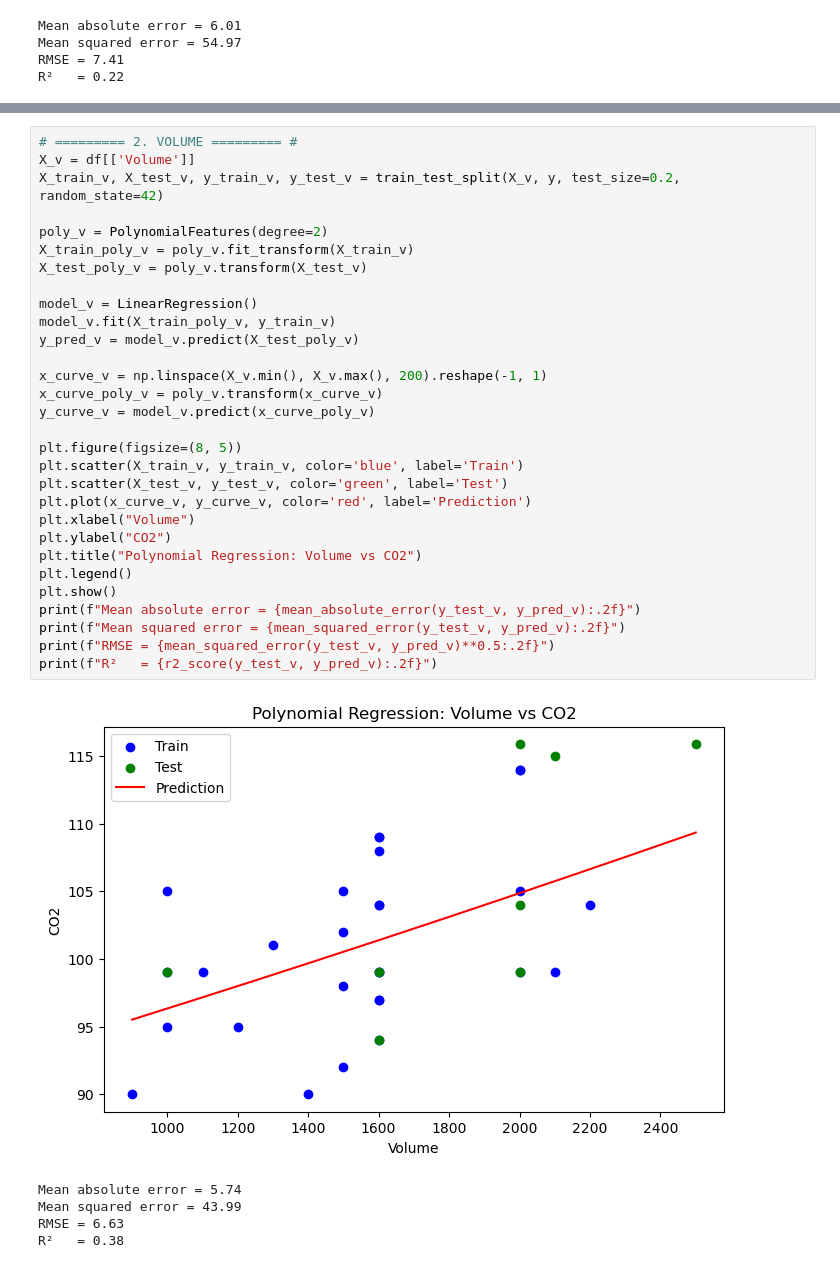
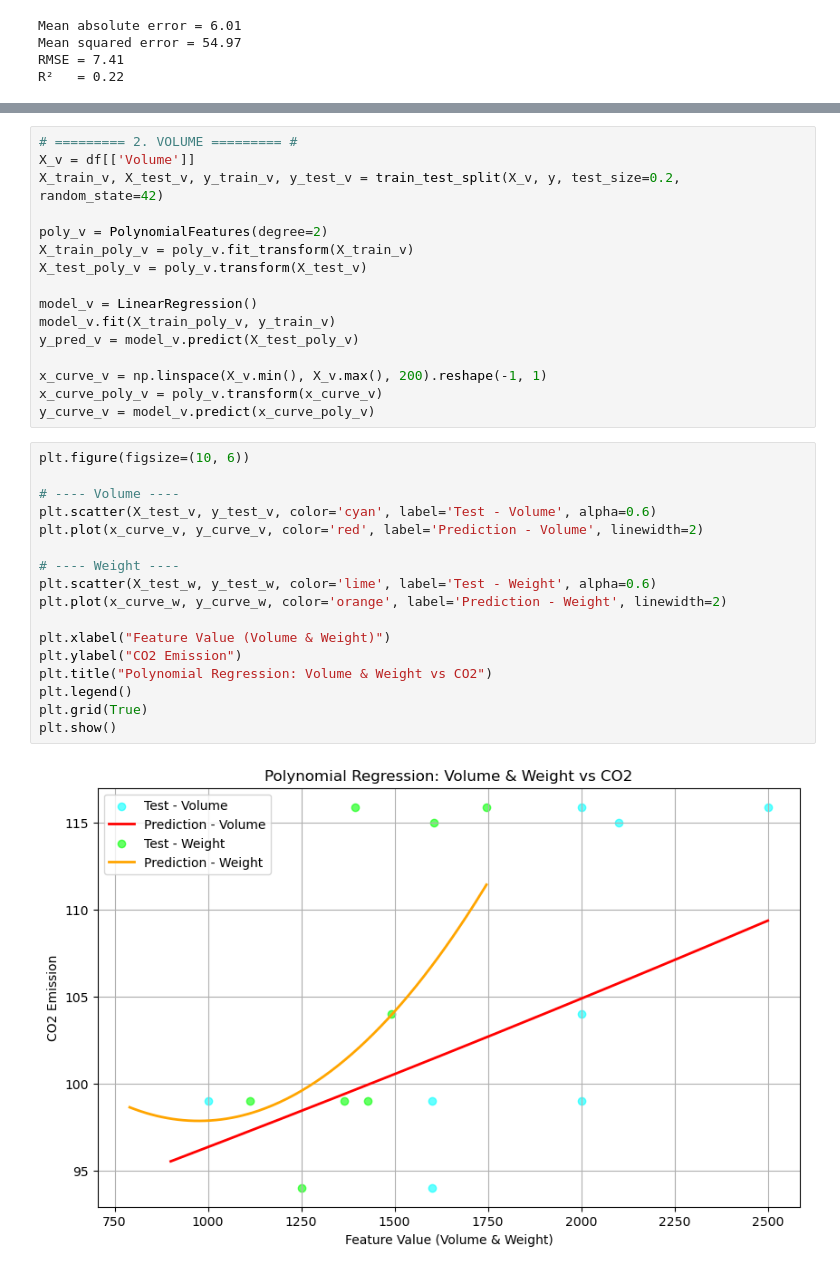
Before and after one commit to b0o0da/Polynomial-CO2-Emission-Linear-Regression, a Jupyter notebook: project.ipynb, the cells around one changed output, grey strips where cells are left out. Saved outputs shown, nothing was run; the diff lists cells and outputs as text.

```diff
--- a/project.ipynb
+++ b/project.ipynb
@@ -238,23 +218,22 @@ y_pred_v = model_v.predict(X_test_poly_v)
 x_curve_v = np.linspace(X_v.min(), X_v.max(), 200).reshape(-1, 1)
 x_curve_poly_v = poly_v.transform(x_curve_v)
 y_curve_v = model_v.predict(x_curve_poly_v)
-
-plt.figure(figsize=(8, 5))
-plt.scatter(X_train_v, y_train_v, color='blue', label='Train')
-plt.scatter(X_test_v, y_test_v, color='green', label='Test')
-plt.plot(x_curve_v, y_curve_v, color='red', label='Prediction')
-plt.xlabel("Volume")
-plt.ylabel("CO2")
-plt.title("Polynomial Regression: Volume vs CO2")
-plt.legend()
-plt.show()
-print(f"Mean absolute error = {mean_absolute_error(y_test_v, y_pred_v):.2f}")
-print(f"Mean squared error = {mean_squared_error(y_test_v, y_pred_v):.2f}")
-print(f"RMSE = {mean_squared_error(y_test_v, y_pred_v)**0.5:.2f}")
-print(f"R²   = {r2_score(y_test_v, y_pred_v):.2f}")
-# %% [output]
-[figure, removed]
-Mean absolute error = 5.74
-Mean squared error = 43.99
-RMSE = 6.63
-R²   = 0.38
+# %%
+plt.figure(figsize=(10, 6))
+
+# ---- Volume ----
+plt.scatter(X_test_v, y_test_v, color='cyan', label='Test - Volume', alpha=0.6)
+plt.plot(x_curve_v, y_curve_v, color='red', label='Prediction - Volume', linewidth=2)
+
+# ---- Weight ----
+plt.scatter(X_test_w, y_test_w, color='lime', label='Test - Weight', alpha=0.6)
+plt.plot(x_curve_w, y_curve_w, color='orange', label='Prediction - Weight', linewidth=2)
+
+plt.xlabel("Feature Value (Volume & Weight)")
+plt.ylabel("CO2 Emission")
+plt.title("Polynomial Regression: Volume & Weight vs CO2")
+plt.legend()
+plt.grid(True)
+plt.show()
+# %% [output]
+[figure, added]
```
Also changed, not shown: parts of 2 cells of this notebook.
